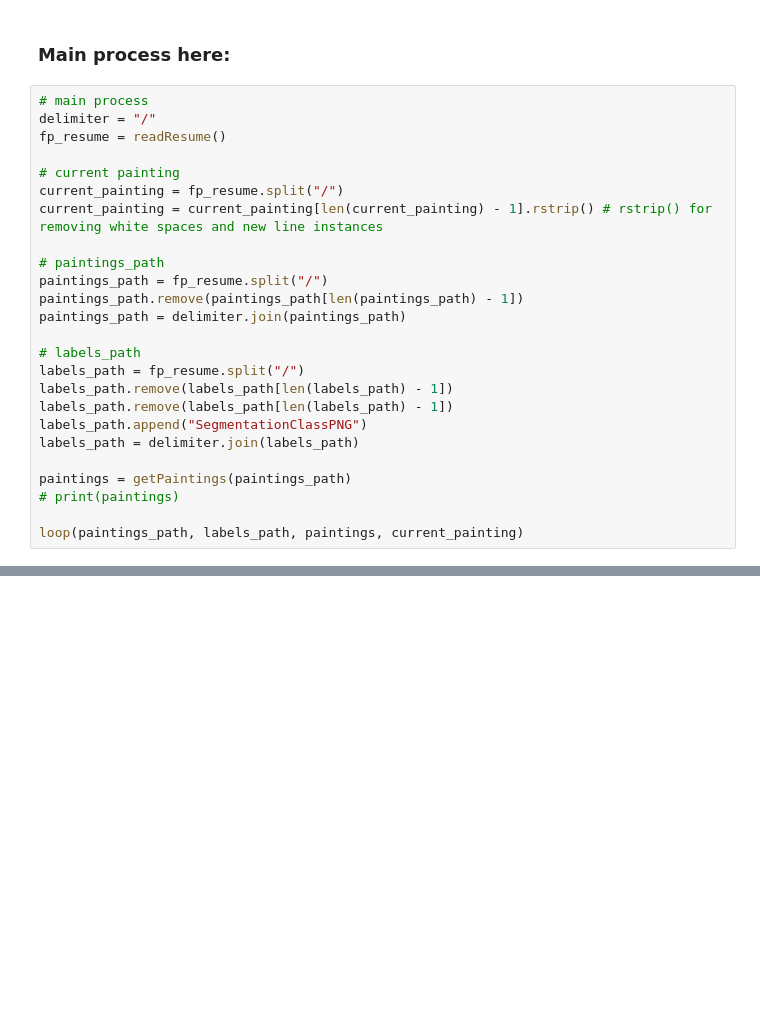
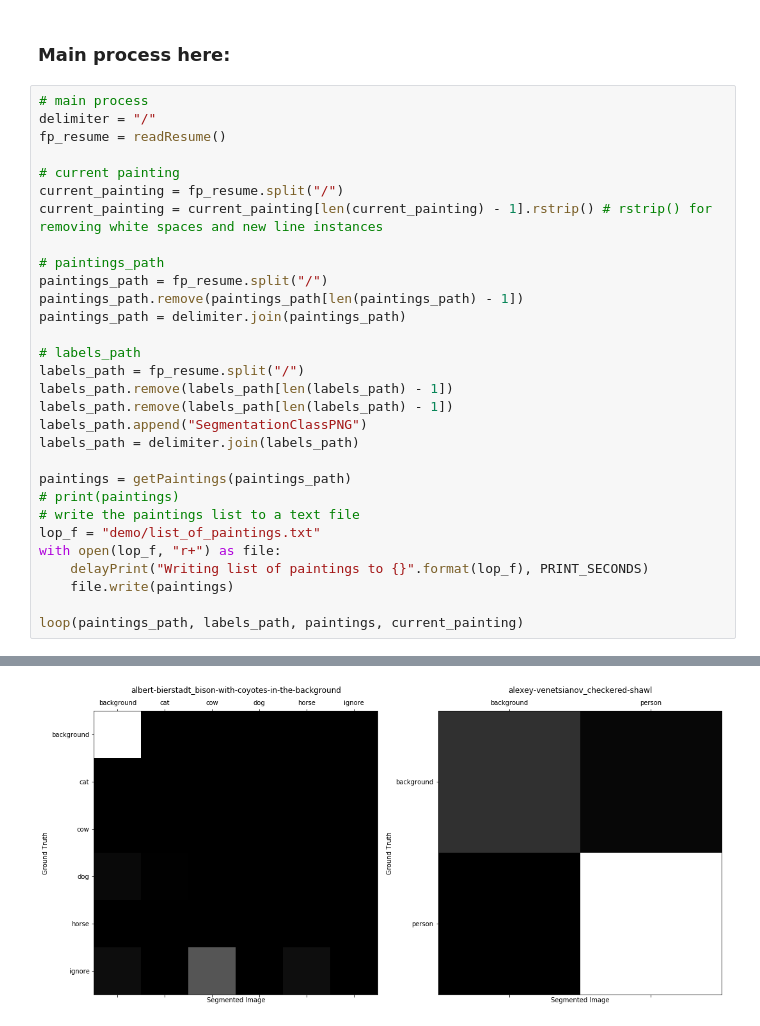
Before and after one commit to butchersix/fcn.berkeleyvision.org, a Jupyter notebook: infer.ipynb, the cells around one changed output, grey strips where cells are left out. Cells and saved outputs as stored; diff of their text form; blank space fills up the shorter version.

```diff
--- a/infer.ipynb
+++ b/infer.ipynb
@@ -874,6 +898,11 @@ labels_path = delimiter.join(labels_path)
 
 paintings = getPaintings(paintings_path)
 # print(paintings)
+# write the paintings list to a text file
+lop_f = "demo/list_of_paintings.txt"
+with open(lop_f, "r+") as file:
+    delayPrint("Writing list of paintings to {}".format(lop_f), PRINT_SECONDS)
+    file.write(paintings)
 
 loop(paintings_path, labels_path, paintings, current_painting)
 # %% [output]
@@ -888,0 +945 @@ Your answer [1/2]: 2
+[figure, added]
```
Also changed, not shown: parts of 6 cells of this notebook, 24 other files.
